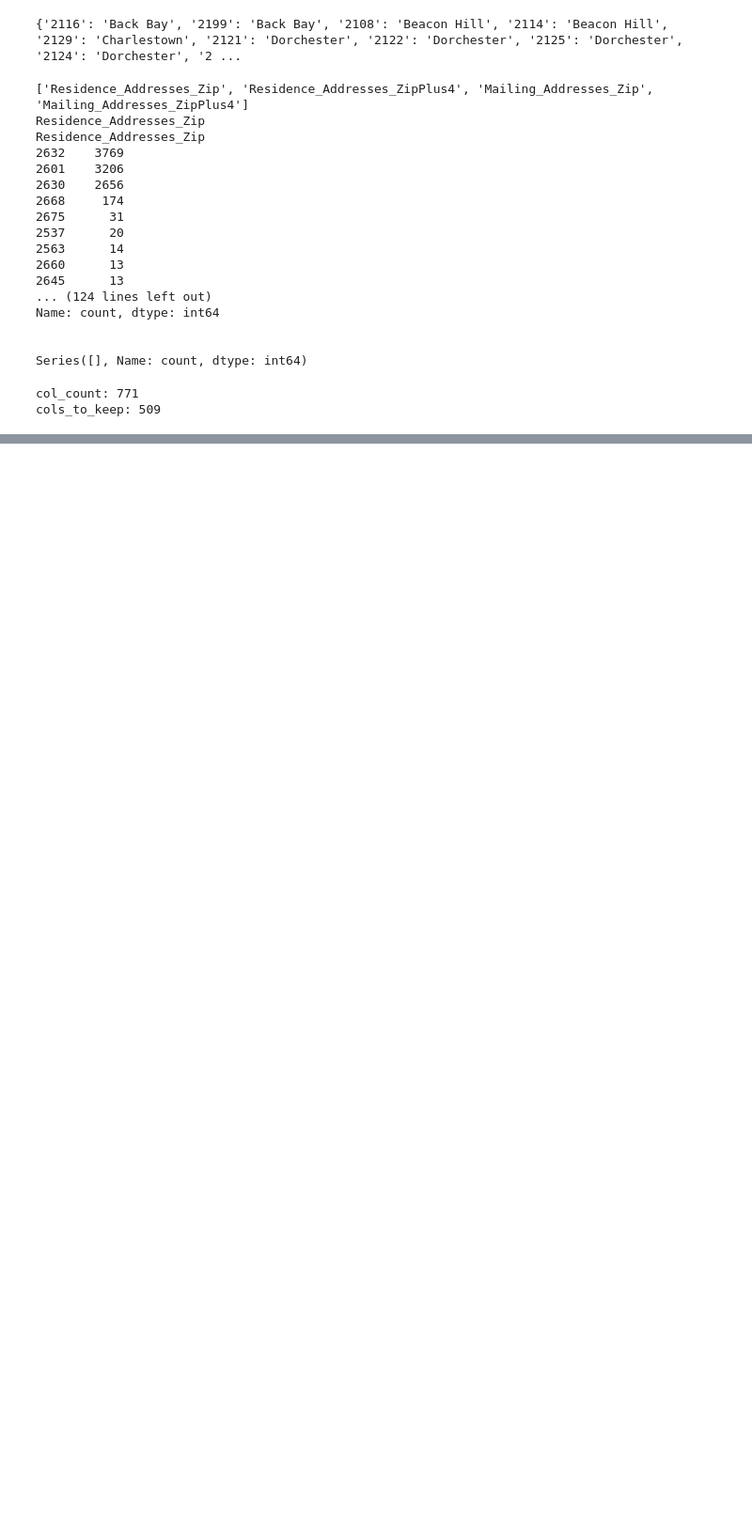
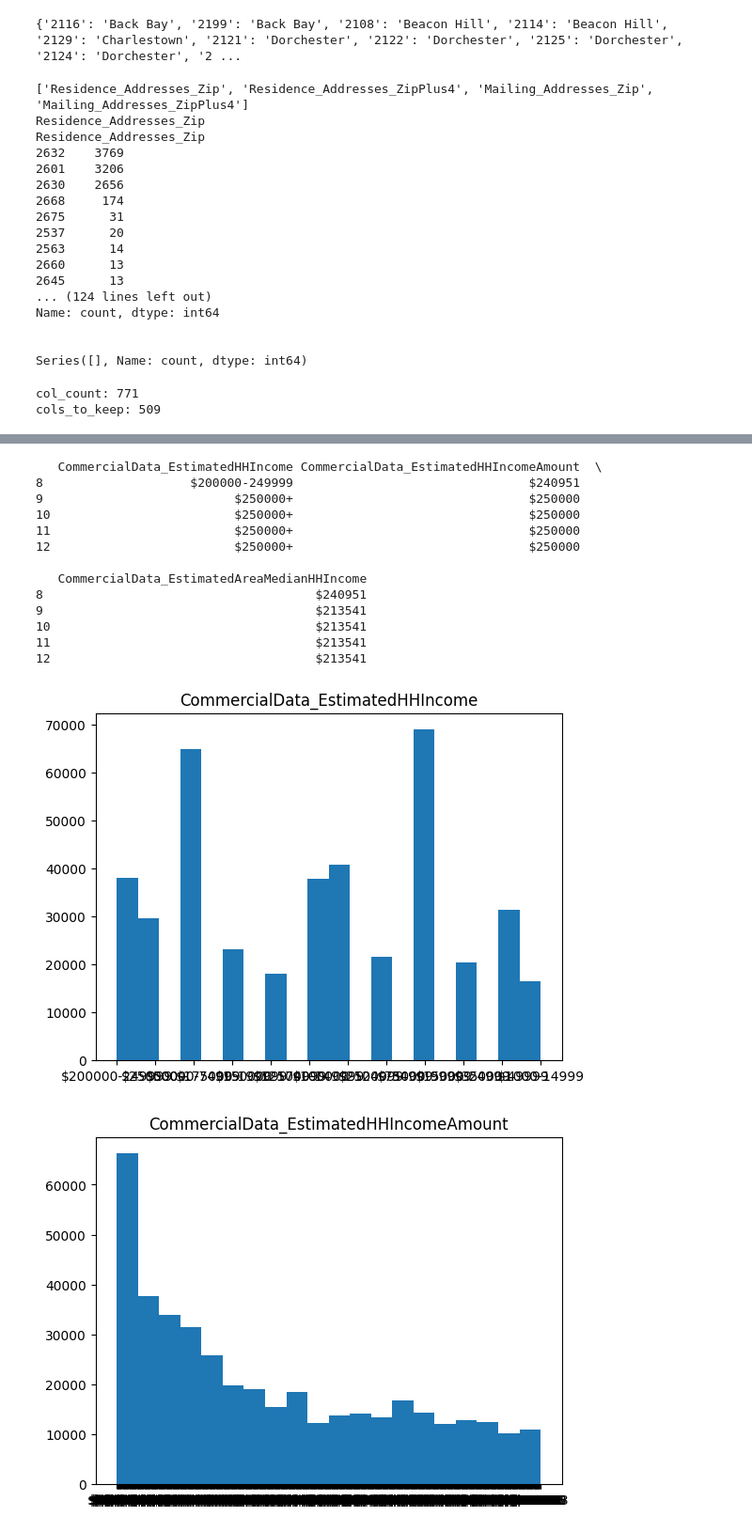
Before and after one commit to BU-Spark/ds-boston-permitting, a Jupyter notebook: fa23-team-f/workbooks/voterdata.ipynb, the cells around one changed output, grey strips where cells are left out. Shown: that part at 94% size. Drawn from its saved outputs; the diff is of its cells as text; code cells hidden in the pictures; blank space fills up the shorter version.

```diff
--- a/fa23-team-f/workbooks/voterdata.ipynb
+++ b/fa23-team-f/workbooks/voterdata.ipynb
@@ -249,0 +288,3 @@ full_data = pd.read_csv(directory + '/' + voter_name,   sep='\t', usecols=cols)
+# %%
+
+df = pd.read_csv('boston_voter_data_cleaned.csv')
@@ -249,0 +321,41 @@ full_data = pd.read_csv(directory + '/' + voter_name,   sep='\t', usecols=cols)
+# %%
+
+df_income = df[['CommercialData_EstimatedHHIncome', 'CommercialData_EstimatedHHIncomeAmount', 'CommercialData_EstimatedAreaMedianHHIncome']].dropna()
+
+print(df_income.head())
+# histogram of CommercialData_EstimatedHHIncome
+plt.hist(df_income['CommercialData_EstimatedHHIncome'], bins=20)
+plt.title('CommercialData_EstimatedHHIncome')
+plt.show()
+
+# histogram of CommercialData_EstimatedHHIncomeAmount
+plt.hist(df_income['CommercialData_EstimatedHHIncomeAmount'], bins=20)
+plt.title('CommercialData_EstimatedHHIncomeAmount')
+plt.show()
+
+# histogram of CommercialData_EstimatedAreaMedianHHIncome
+plt.hist(df_income['CommercialData_EstimatedAreaMedianHHIncome'], bins=20)
+plt.title('CommercialData_EstimatedAreaMedianHHIncome')
+
+# first column is a range, 2nd is raw values
+print(df_income['CommercialData_EstimatedHHIncome'].value_counts())
+print(df_income['CommercialData_EstimatedHHIncomeAmount'].value_counts())
+print(df_income['CommercialData_EstimatedAreaMedianHHIncome'].value_counts())
+
+# CommercialData_EstHomeValue as well?
+# %% [output]
+   CommercialData_EstimatedHHIncome CommercialData_EstimatedHHIncomeAmount  \
+8                    $200000-249999                                $240951
+9                          $250000+                                $250000
+10                         $250000+                                $250000
+11                         $250000+                                $250000
+12                         $250000+                                $250000
+
+   CommercialData_EstimatedAreaMedianHHIncome
+8                                     $240951
+9                                     $213541
+10                                    $213541
+11                                    $213541
+12                                    $213541
+[figure, added]
+[figure, added]
```
Also changed, not shown: parts of 13 cells of this notebook.
